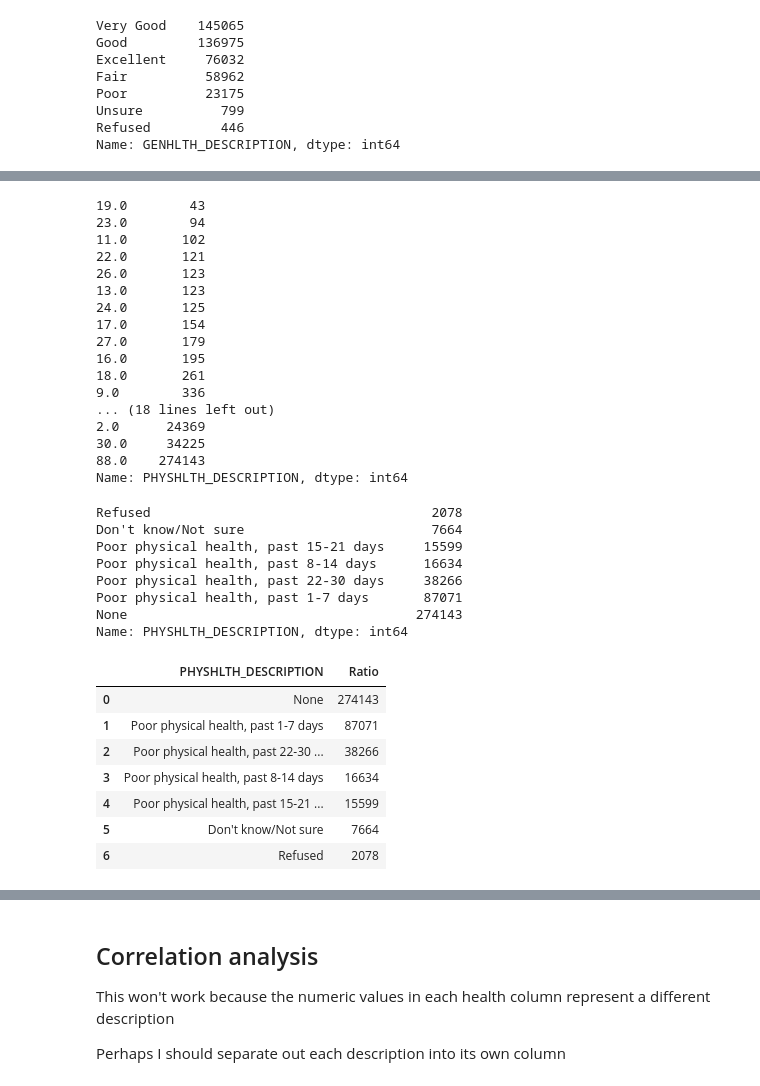
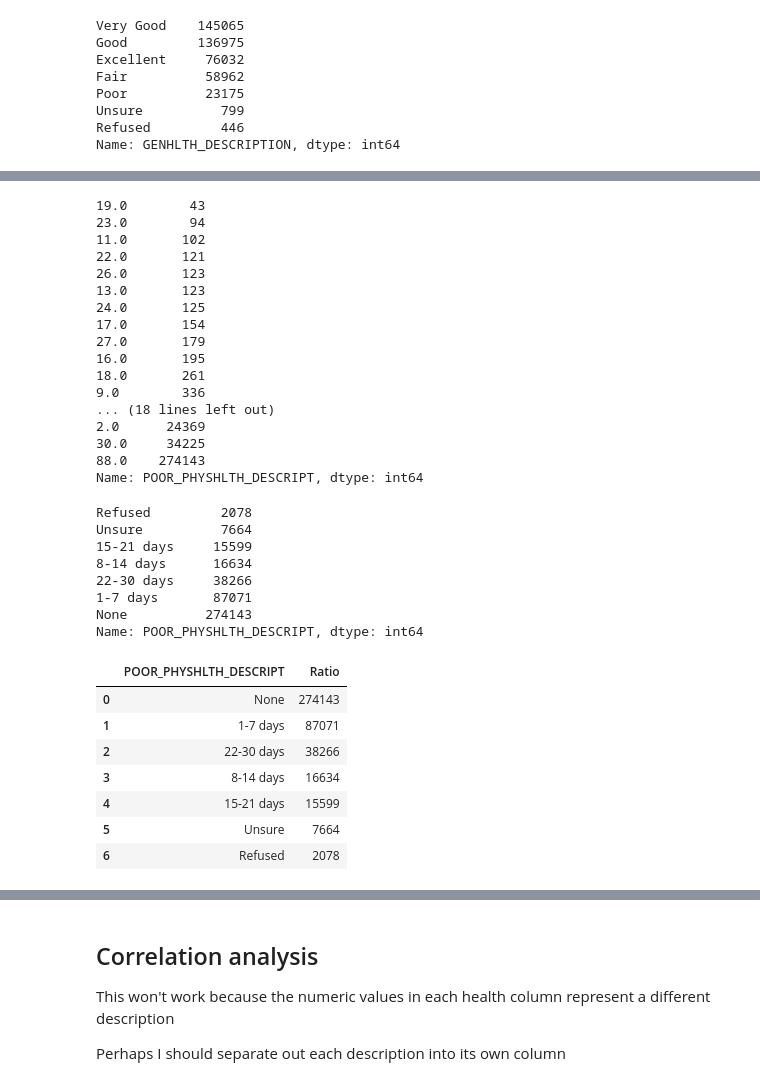
Before and after one commit to veroanalytic/analytics-template, a Jupyter notebook: brfss/brfss-analysis.ipynb, the cells around one changed output, grey strips where cells are left out. Cells and saved outputs as stored; diff of their text form; code cells hidden in the pictures.

```diff
--- a/brfss/brfss-analysis.ipynb
+++ b/brfss/brfss-analysis.ipynb
@@ -333,6 +357,6 @@ df_genhlth
 # %%
-df['PHYSHLTH_DESCRIPTION'] = df['PHYSHLTH']
-df['PHYSHLTH_DESCRIPTION'].value_counts().sort_values()
+df['POOR_PHYSHLTH_DESCRIPT'] = df['PHYSHLTH']
+df['POOR_PHYSHLTH_DESCRIPT'].value_counts().sort_values()
 # %% [output]
 19.0        43
 23.0        94
@@ -350,39 +374,39 @@ df['PHYSHLTH_DESCRIPTION'].value_counts().sort_values()
 2.0      24369
 30.0     34225
 88.0    274143
-Name: PHYSHLTH_DESCRIPTION, dtype: int64
+Name: POOR_PHYSHLTH_DESCRIPT, dtype: int64
 # %%
-df['PHYSHLTH_DESCRIPTION'].replace({88: 'None'}, inplace=True)
-df['PHYSHLTH_DESCRIPTION'].replace([1, 2, 3, 4, 5, 6, 7],'Poor physical health, past 1-7 days', inplace=True)
-df['PHYSHLTH_DESCRIPTION'].replace([8, 9, 10, 11, 12, 13, 14],'Poor physical health, past 8-14 days', inplace=True)
-df['PHYSHLTH_DESCRIPTION'].replace([15, 16, 17, 18, 19, 20, 21],'Poor physical health, past 15-21 days', inplace=True)
-df['PHYSHLTH_DESCRIPTION'].replace([22, 23, 24, 25, 26, 27, 28, 29, 30],'Poor physical health, past 22-30 days', inplace=True)
-df['PHYSHLTH_DESCRIPTION'].replace({77: "Don't know/Not sure"}, inplace=True)
-df['PHYSHLTH_DESCRIPTION'].replace({99: "Refused"}, inplace=True)
-df['PHYSHLTH_DESCRIPTION'].value_counts().sort_values()
+df['POOR_PHYSHLTH_DESCRIPT'].replace({88: 'None'}, inplace=True)
+df['POOR_PHYSHLTH_DESCRIPT'].replace([1, 2, 3, 4, 5, 6, 7],'1-7 days', inplace=True)
+df['POOR_PHYSHLTH_DESCRIPT'].replace([8, 9, 10, 11, 12, 13, 14],'8-14 days', inplace=True)
+df['POOR_PHYSHLTH_DESCRIPT'].replace([15, 16, 17, 18, 19, 20, 21],'15-21 days', inplace=True)
+df['POOR_PHYSHLTH_DESCRIPT'].replace([22, 23, 24, 25, 26, 27, 28, 29, 30],'22-30 days', inplace=True)
+df['POOR_PHYSHLTH_DESCRIPT'].replace({77: "Unsure"}, inplace=True)
+df['POOR_PHYSHLTH_DESCRIPT'].replace({99: "Refused"}, inplace=True)
+df['POOR_PHYSHLTH_DESCRIPT'].value_counts().sort_values()
 # %% [output]
-Refused                                    2078
-Don't know/Not sure                        7664
-Poor physical health, past 15-21 days     15599
-Poor physical health, past 8-14 days      16634
-Poor physical health, past 22-30 days     38266
-Poor physical health, past 1-7 days       87071
-None                                     274143
-Name: PHYSHLTH_DESCRIPTION, dtype: int64
+Refused         2078
+Unsure          7664
+15-21 days     15599
+8-14 days      16634
+22-30 days     38266
+1-7 days       87071
+None          274143
+Name: POOR_PHYSHLTH_DESCRIPT, dtype: int64
 # %%
-df_phys_sum = pd.DataFrame(df['PHYSHLTH_DESCRIPTION'].value_counts())
+df_phys_sum = pd.DataFrame(df['POOR_PHYSHLTH_DESCRIPT'].value_counts())
 df_phys_sum.reset_index(inplace=True)
 
-df_phys_sum.rename(columns={'PHYSHLTH_DESCRIPTION': 'Ratio'}, inplace=True)
-df_phys_sum.rename(columns={'index': 'PHYSHLTH_DESCRIPTION'}, inplace=True)
+df_phys_sum.rename(columns={'POOR_PHYSHLTH_DESCRIPT': 'Ratio'}, inplace=True)
+df_phys_sum.rename(columns={'index': 'POOR_PHYSHLTH_DESCRIPT'}, inplace=True)
 df_phys_sum
 # %% [output]
-|  | PHYSHLTH_DESCRIPTION | Ratio |
+|  | POOR_PHYSHLTH_DESCRIPT | Ratio |
 | 0 | None | 274143 |
-| 1 | Poor physical health, past 1-7 days | 87071 |
-| 2 | Poor physical health, past 22-30 ... | 38266 |
-| 3 | Poor physical health, past 8-14 days | 16634 |
-| 4 | Poor physical health, past 15-21 ... | 15599 |
-| 5 | Don't know/Not sure | 7664 |
+| 1 | 1-7 days | 87071 |
+| 2 | 22-30 days | 38266 |
+| 3 | 8-14 days | 16634 |
+| 4 | 15-21 days | 15599 |
+| 5 | Unsure | 7664 |
 | 6 | Refused | 2078 |
 # %%
```
Also changed, not shown: parts of 17 cells of this notebook.
